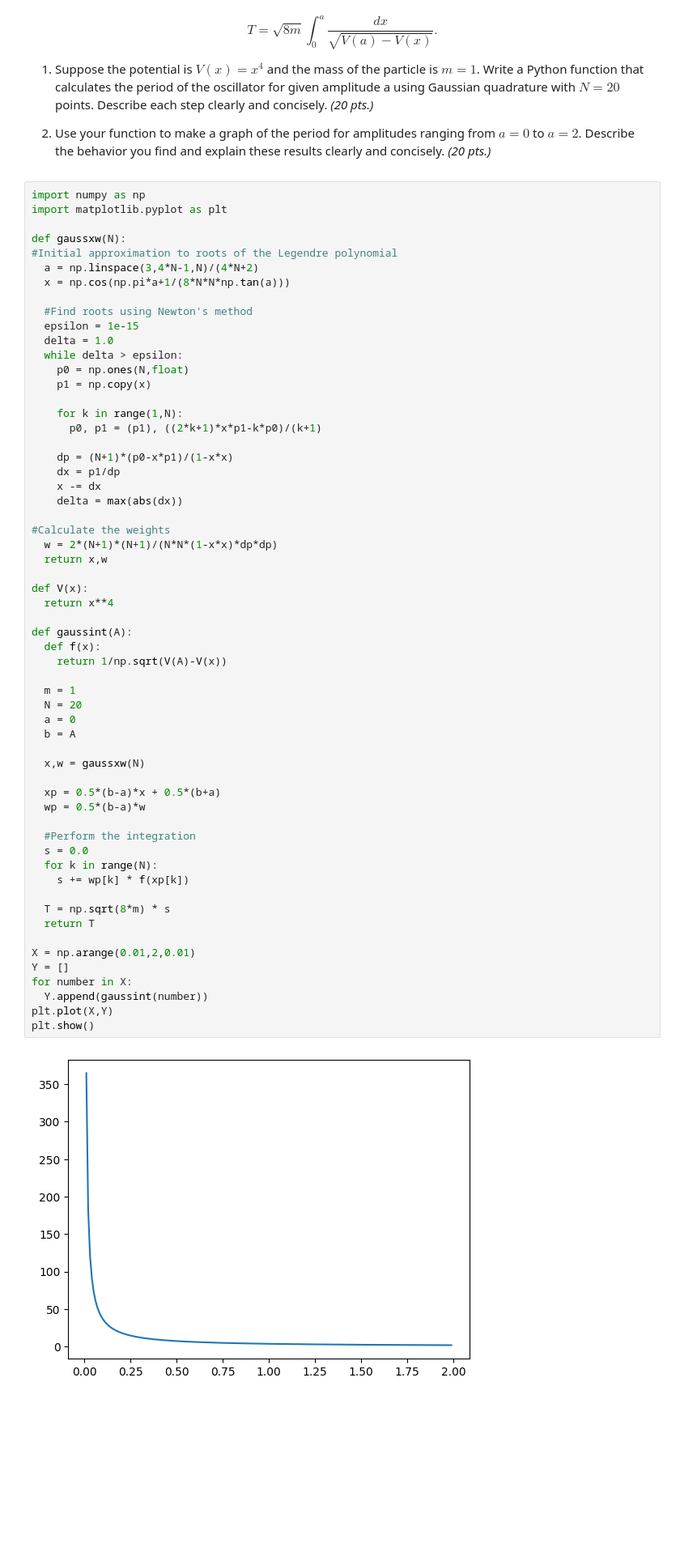
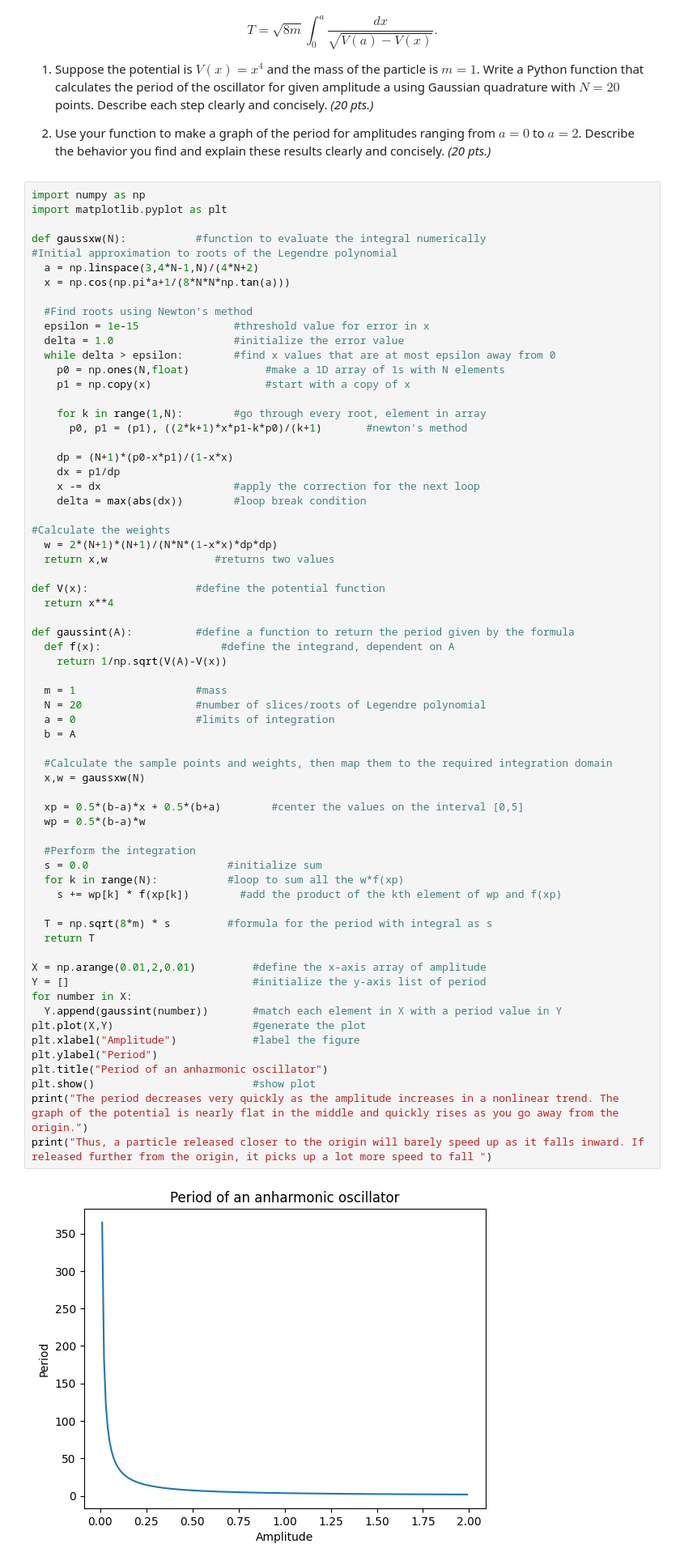
Before and after one commit to dkrp-up/test, a Jupyter notebook: PICART_lab_assignment_module1.ipynb, the cells around one changed output. Shown at 81% size. Saved outputs shown, nothing was run; the diff lists cells and outputs as text; blank space fills up the shorter version.

Commit message:
added comments, labels on figure, short description on figure

```diff
--- a/PICART_lab_assignment_module1.ipynb
+++ b/PICART_lab_assignment_module1.ipynb
@@ -189,60 +191,66 @@ When the particle reaches the origin for the first time, it has gone through one
 import numpy as np
 import matplotlib.pyplot as plt
 
-def gaussxw(N):
+def gaussxw(N):           #function to evaluate the integral numerically
 #Initial approximation to roots of the Legendre polynomial
   a = np.linspace(3,4*N-1,N)/(4*N+2)
   x = np.cos(np.pi*a+1/(8*N*N*np.tan(a)))
 
   #Find roots using Newton's method
-  epsilon = 1e-15
-  delta = 1.0
-  while delta > epsilon:
-    p0 = np.ones(N,float)
-    p1 = np.copy(x)
+  epsilon = 1e-15               #threshold value for error in x
+  delta = 1.0                   #initialize the error value
+  while delta > epsilon:        #find x values that are at most epsilon away from 0
+    p0 = np.ones(N,float)            #make a 1D array of 1s with N elements
+    p1 = np.copy(x)                  #start with a copy of x
 
-    for k in range(1,N):
-      p0, p1 = (p1), ((2*k+1)*x*p1-k*p0)/(k+1)
+    for k in range(1,N):        #go through every root, element in array
+      p0, p1 = (p1), ((2*k+1)*x*p1-k*p0)/(k+1)       #newton's method
 
     dp = (N+1)*(p0-x*p1)/(1-x*x)
     dx = p1/dp
-    x -= dx
-    delta = max(abs(dx))
+    x -= dx                     #apply the correction for the next loop
+    delta = max(abs(dx))        #loop break condition
 
 #Calculate the weights
   w = 2*(N+1)*(N+1)/(N*N*(1-x*x)*dp*dp)
-  return x,w
+  return x,w                 #returns two values
 
-def V(x):
+def V(x):                 #define the potential function
   return x**4
 
-def gaussint(A):
-  def f(x):
+def gaussint(A):          #define a function to return the period given by the formula
+  def f(x):                   #define the integrand, dependent on A
     return 1/np.sqrt(V(A)-V(x))
 
-  m = 1
-  N = 20
-  a = 0
+  m = 1                   #mass
+  N = 20                  #number of slices/roots of Legendre polynomial
+  a = 0                   #limits of integration
   b = A
 
+  #Calculate the sample points and weights, then map them to the required integration domain
   x,w = gaussxw(N)
 
-  xp = 0.5*(b-a)*x + 0.5*(b+a)
+  xp = 0.5*(b-a)*x + 0.5*(b+a)        #center the values on the interval [0,5]
   wp = 0.5*(b-a)*w
 
   #Perform the integration
-  s = 0.0
-  for k in range(N):
-    s += wp[k] * f(xp[k])
+  s = 0.0                      #initialize sum
+  for k in range(N):           #loop to sum all the w*f(xp)
+    s += wp[k] * f(xp[k])        #add the product of the kth element of wp and f(xp)
 
-  T = np.sqrt(8*m) * s
+  T = np.sqrt(8*m) * s         #formula for the period with integral as s
   return T
 
-X = np.arange(0.01,2,0.01)
-Y = []
+X = np.arange(0.01,2,0.01)         #define the x-axis array of amplitude
+Y = []                             #initialize the y-axis list of period
 for number in X:
-  Y.append(gaussint(number))
-plt.plot(X,Y)
-plt.show()
+  Y.append(gaussint(number))       #match each element in X with a period value in Y
+plt.plot(X,Y)                      #generate the plot
+plt.xlabel("Amplitude")            #label the figure
+plt.ylabel("Period")
+plt.title("Period of an anharmonic oscillator")
+plt.show()                         #show plot
+print("The period decreases very quickly as the amplitude increases in a nonlinear trend. The graph of the potential is nearly flat in the middle and quickly rises as you go away from the origin.")
+print("Thus, a particle released closer to the origin will barely speed up as it falls inward. If released further from the origin, it picks up a lot more speed to fall ")
 # %% [output]
-[figure, old version]
+[figure, new version]
```
Also changed, not shown: parts of 3 cells of this notebook, 1 other file.
